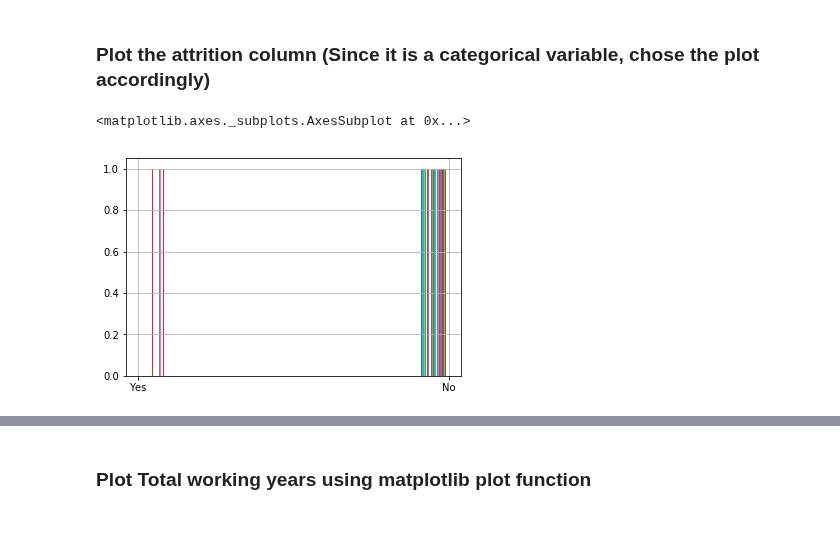
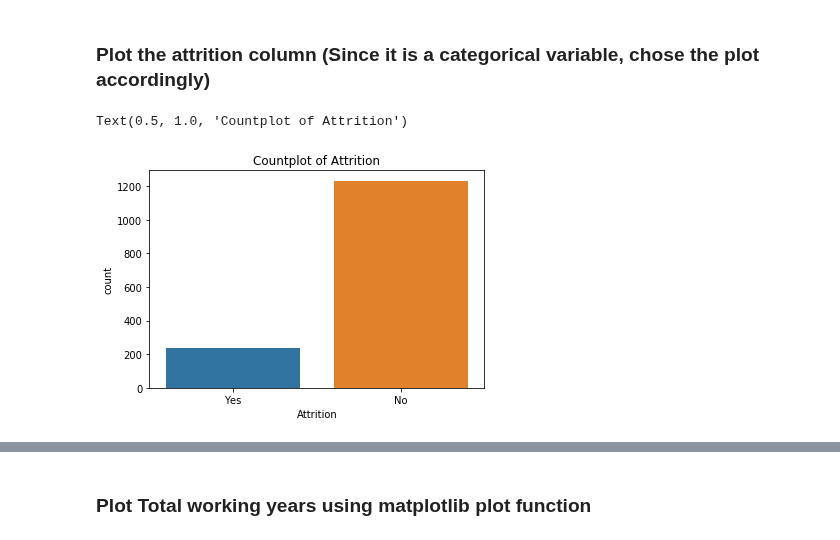
Before and after one commit to RitulAnupran/GreatLakes_assignment, a Jupyter notebook: R1-Lab-External_Questions.ipynb, the cells around one changed output, grey strips where cells are left out. Saved outputs shown, nothing was run; the diff lists cells and outputs as text; code cells hidden in the pictures.

```diff
--- a/R1-Lab-External_Questions.ipynb
+++ b/R1-Lab-External_Questions.ipynb
@@ -412,8 +412,9 @@ import pandas as pd
 import matplotlib.pyplot as plt
 import seaborn as sns
 %matplotlib inline
-# %%
-HR.Attrition.hist()
-# %% [output]
-<matplotlib.axes._subplots.AxesSubplot at 0x...>
-[figure, removed]
+# %%
+sns.countplot(x='Attrition',data=HR)
+plt.title("Countplot of Attrition")
+# %% [output]
+Text(0.5, 1.0, 'Countplot of Attrition')
+[figure, added]
```
Also changed, not shown: parts of 3 cells of this notebook.
